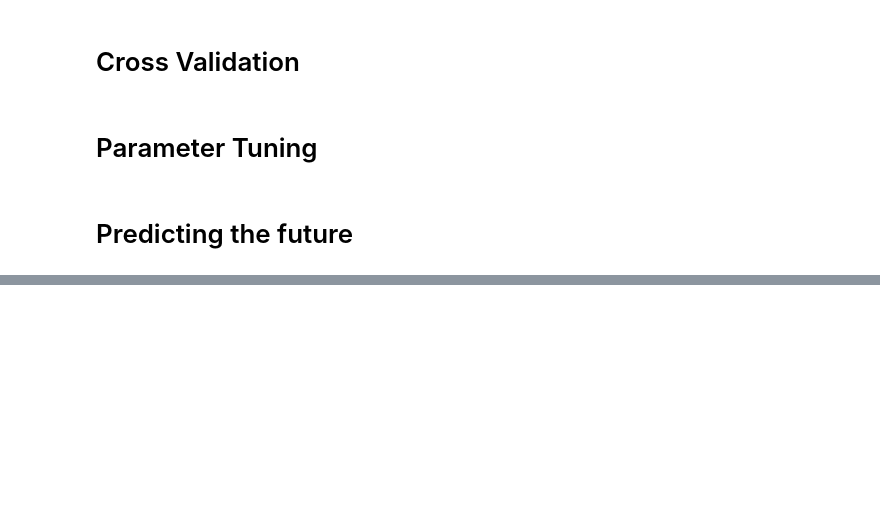
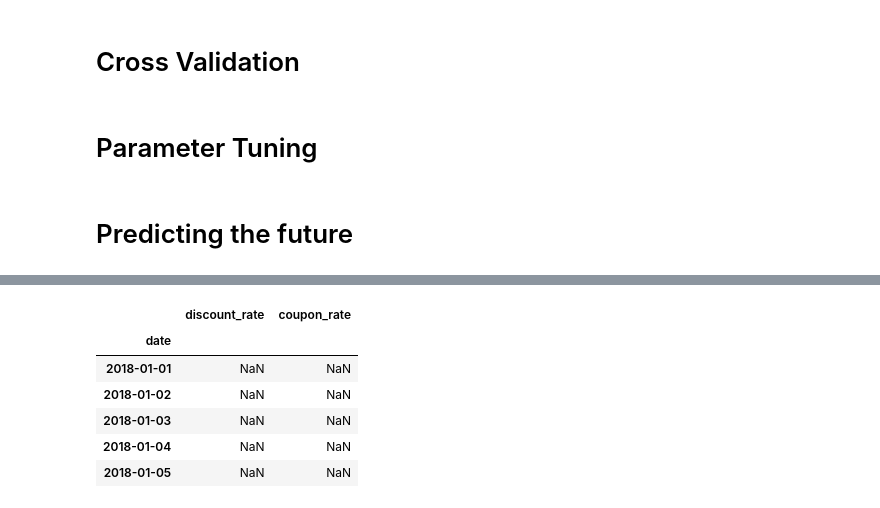
Before and after one commit to Mnr04/Time_series_analysis_course, a Jupyter notebook: ARIMA, SARIMA and SARIMAX.ipynb, the cells around one changed output, grey strips where cells are left out. Drawn from its saved outputs; the diff is of its cells as text; code cells hidden in the pictures; blank space fills up the shorter version.

```diff
--- a/ARIMA, SARIMA and SARIMAX.ipynb
+++ b/ARIMA, SARIMA and SARIMAX.ipynb
@@ -408,0 +419,4 @@ best_params
+# %%
+# Prepare inputs
+y = df['y']
+X = df.iloc[:,1:3]
@@ -408,0 +456,10 @@ best_params
+# %%
+X.head()
+# %% [output]
+|  | discount_rate | coupon_rate |
+| date |  |  |
+| 2018-01-01 | NaN | NaN |
+| 2018-01-02 | NaN | NaN |
+| 2018-01-03 | NaN | NaN |
+| 2018-01-04 | NaN | NaN |
+| 2018-01-05 | NaN | NaN |
```
Also changed, not shown: parts of 10 cells of this notebook.
